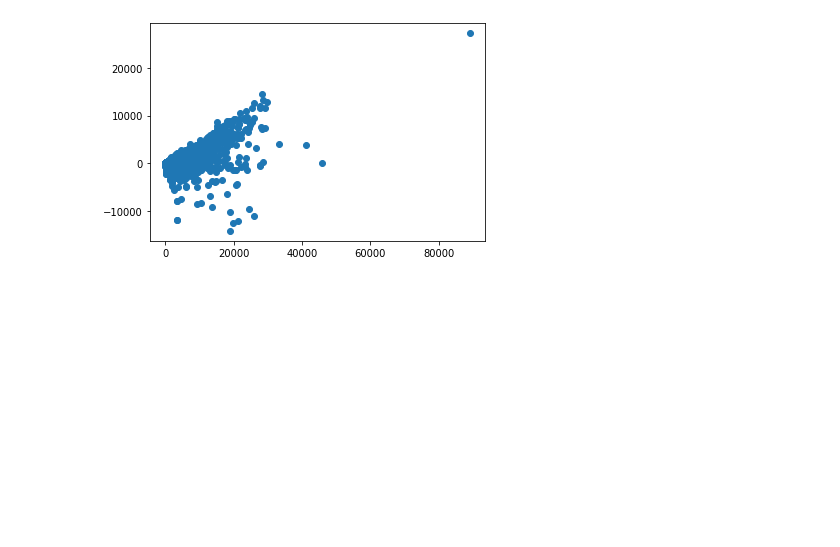
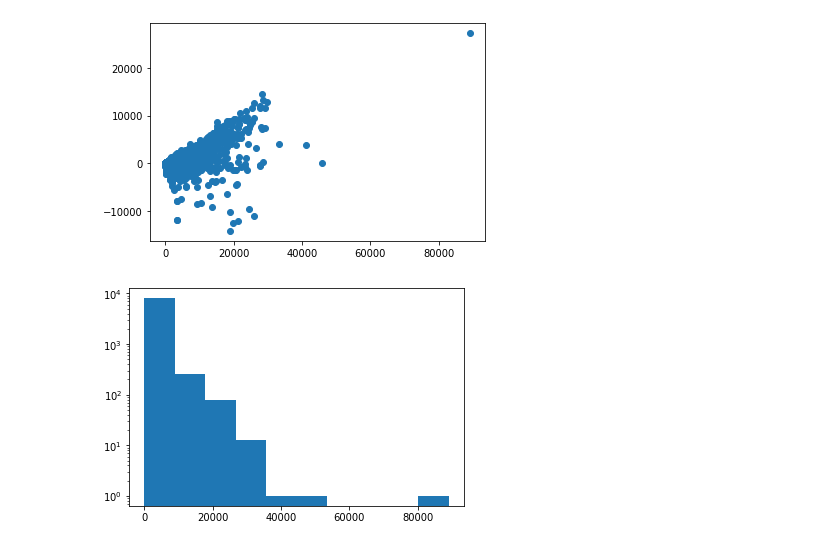
Before and after one commit to ArafatSabbir/Machine-Learning-with-Python-and-R, a Jupyter notebook: Data Visualization.ipynb, the cells around one changed output. Saved outputs shown, nothing was run; the diff lists cells and outputs as text; code cells hidden in the pictures; blank space fills up the shorter version.

```diff
--- a/Data Visualization.ipynb
+++ b/Data Visualization.ipynb
@@ -119,3 +119,9 @@ plt.scatter(df['Sales'], df['Profit'])
 plt.show()
 # %% [output]
 [figure]
+# %%
+plt.hist(df['Sales'])
+plt.yscale('log')
+plt.show()
+# %% [output]
+[figure, added]
```
Also changed, not shown: 1 other file.
